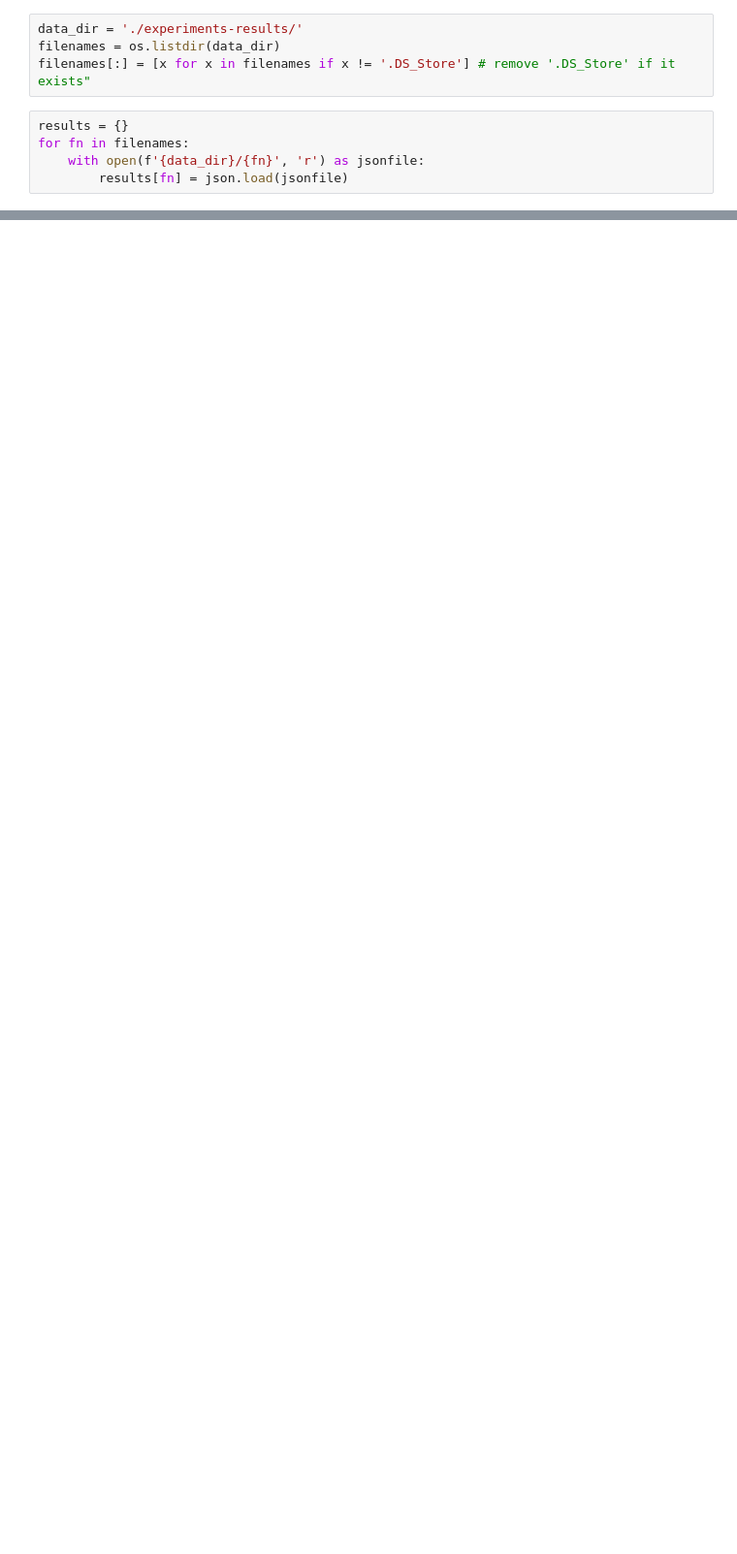
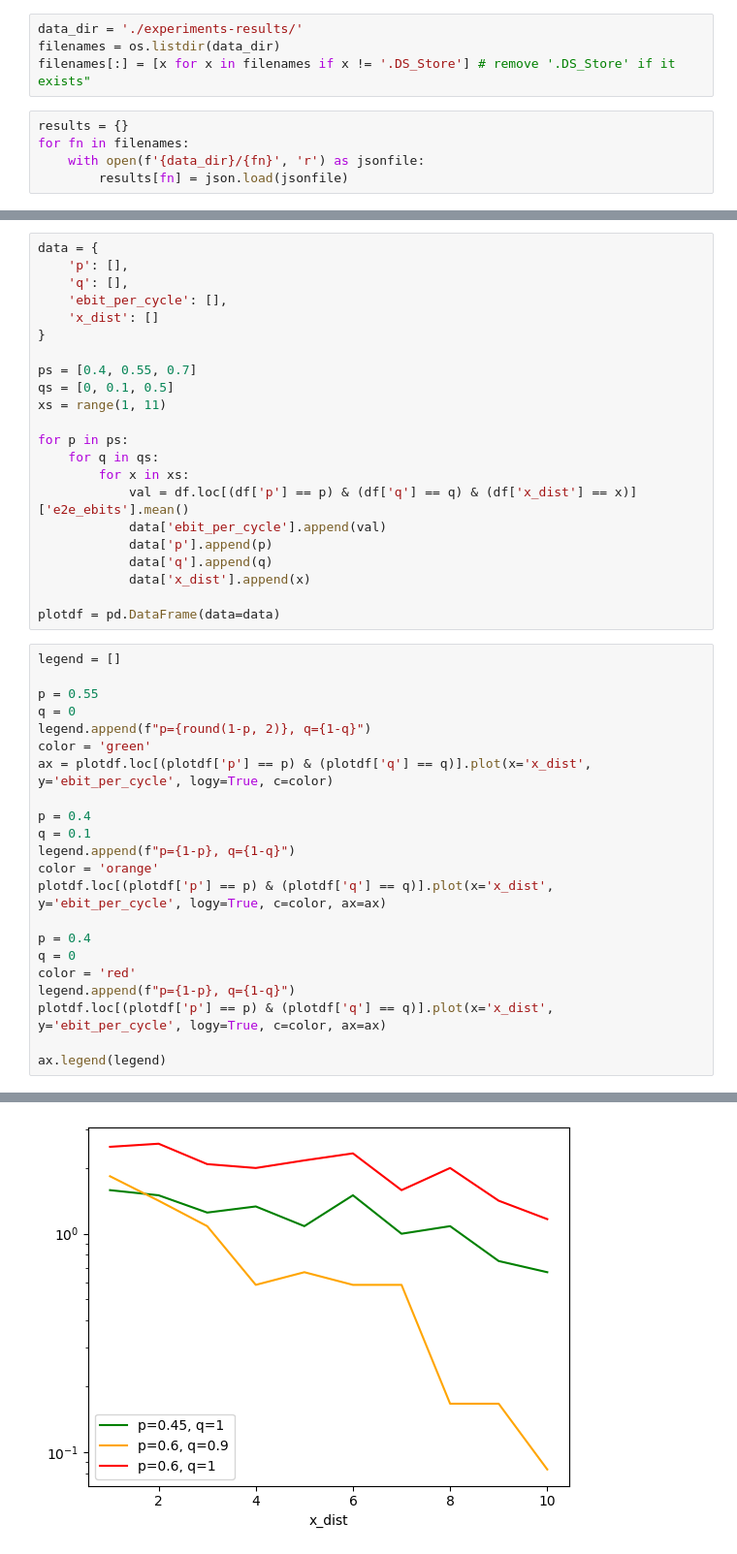
Before and after one commit to huzaifahnadeem/qnet-sim, a Jupyter notebook: src/exp_graph.ipynb, the cells around one changed output, grey strips where cells are left out. Shown at 97% size. Drawn from its saved outputs; the diff is of its cells as text; blank space fills up the shorter version.

Commit message:
graphs

```diff
--- a/src/exp_graph.ipynb
+++ b/src/exp_graph.ipynb
@@ -112,0 +74,45 @@ df.groupby('x_dist').e2e_ebits.mean().plot()
+# %%
+data = {
+    'p': [],
+    'q': [],
+    'ebit_per_cycle': [],
+    'x_dist': []
+}
+
+ps = [0.4, 0.55, 0.7]
+qs = [0, 0.1, 0.5]
+xs = range(1, 11)
+
+for p in ps:
+    for q in qs:
+        for x in xs:
+            val = df.loc[(df['p'] == p) & (df['q'] == q) & (df['x_dist'] == x)]['e2e_ebits'].mean()
+            data['ebit_per_cycle'].append(val)
+            data['p'].append(p)
+            data['q'].append(q)
+            data['x_dist'].append(x)
+
+plotdf = pd.DataFrame(data=data)
+# %%
+legend = []
+
+p = 0.55
+q = 0
+legend.append(f"p={round(1-p, 2)}, q={1-q}")
+color = 'green'
+ax = plotdf.loc[(plotdf['p'] == p) & (plotdf['q'] == q)].plot(x='x_dist', y='ebit_per_cycle', logy=True, c=color)
+
+p = 0.4
+q = 0.1
+legend.append(f"p={1-p}, q={1-q}")
+color = 'orange'
+plotdf.loc[(plotdf['p'] == p) & (plotdf['q'] == q)].plot(x='x_dist', y='ebit_per_cycle', logy=True, c=color, ax=ax)
+
+p = 0.4
+q = 0
+color = 'red'
+legend.append(f"p={1-p}, q={1-q}")
+plotdf.loc[(plotdf['p'] == p) & (plotdf['q'] == q)].plot(x='x_dist', y='ebit_per_cycle', logy=True, c=color, ax=ax)
+
+ax.legend(legend)
+# %% [output]
@@ -112,0 +120 @@ df.groupby('x_dist').e2e_ebits.mean().plot()
+[figure, added]
```
Also changed, not shown: parts of 10 cells of this notebook, 2 other files.
